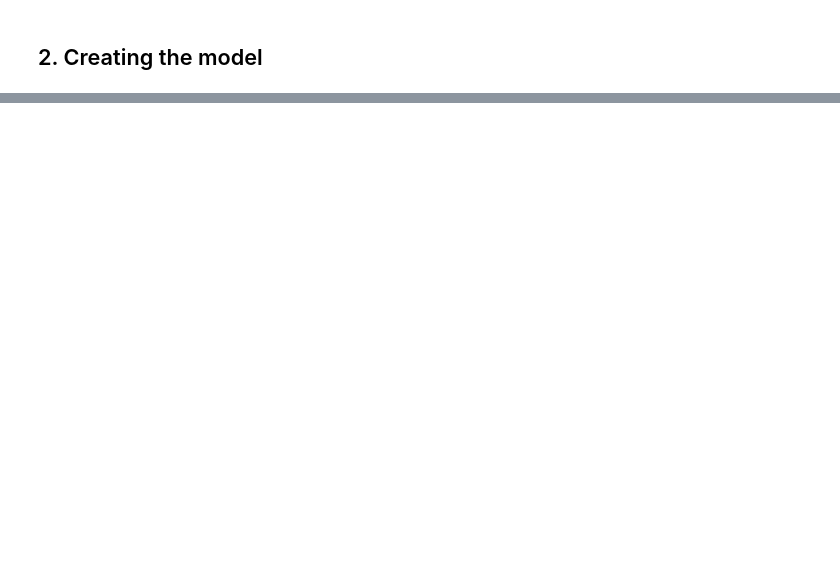
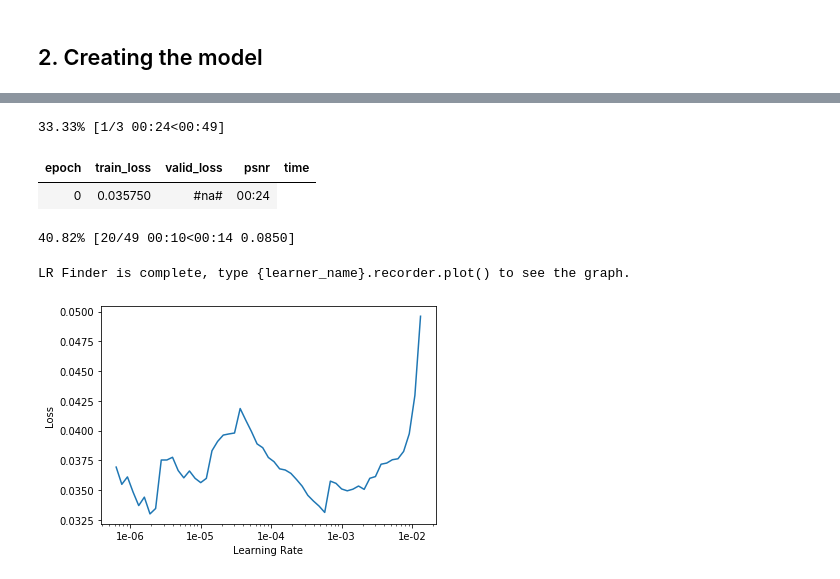
Before and after one commit to thiagodma/Pytorch_exs, a Jupyter notebook: FillNet/fillNet.ipynb, the cells around one changed output, grey strips where cells are left out. Saved outputs shown, nothing was run; the diff lists cells and outputs as text; code cells hidden in the pictures; blank space fills up the shorter version.

```diff
--- a/FillNet/fillNet.ipynb
+++ b/FillNet/fillNet.ipynb
@@ -152,0 +206,13 @@ bla = a(inputs)
+# %%
+learn.load('stage-1')
+# %%
+learn.unfreeze()
+learn.lr_find()
+learn.recorder.plot()
+# %% [output]
+33.33% [1/3 00:24<00:49]
+| epoch | train_loss | valid_loss | psnr | time |
+| 0 | 0.035750 | #na# | 00:24 |
+40.82% [20/49 00:10<00:14 0.0850]
+LR Finder is complete, type {learner_name}.recorder.plot() to see the graph.
+[figure, added]
```
Also changed, not shown: parts of 35 cells of this notebook.
